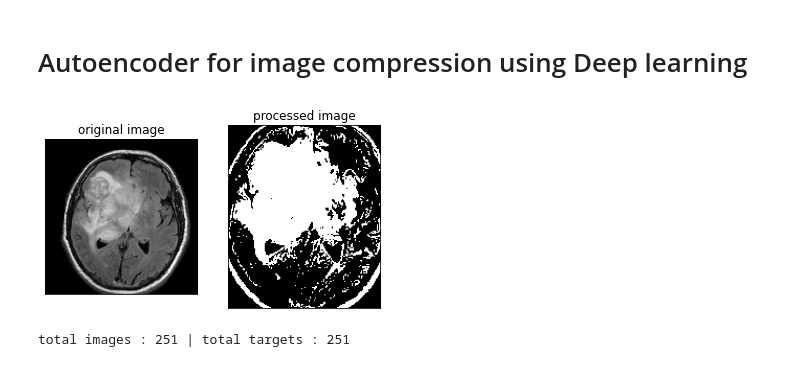
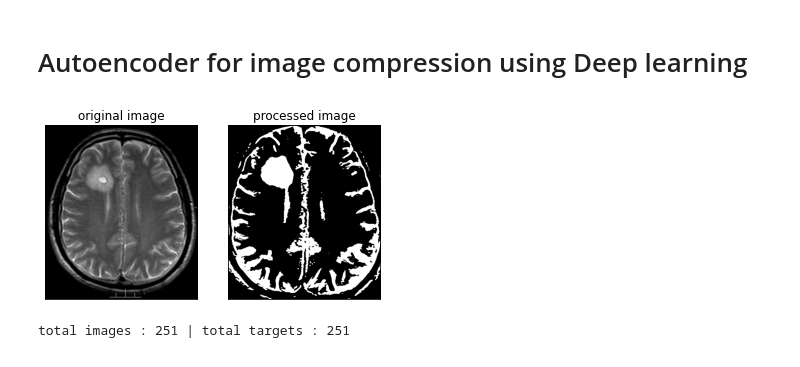
Before and after one commit to tirtharajsinha/Brain_tumor_analyze_with_cnn, a Jupyter notebook: Autoencoder for image compression using Deep learning.ipynb, the cells around one changed output. Cells and saved outputs as stored; diff of their text form; code cells hidden in the pictures.

```diff
--- a/Autoencoder for image compression using Deep learning.ipynb
+++ b/Autoencoder for image compression using Deep learning.ipynb
@@ -67,10 +129,11 @@ def crop_contour_brain_img(image, plot=False):
 
     return new_image
 # %%
-example_image=cv2.imread(path+"/yes/Y2.jpg")
+# testing the crop_contour_brain_img() function
+example_image=cv2.imread(path+"/yes/Y3.jpg")
 img=crop_contour_brain_img(example_image,True)
 # plt.imshow(img)
 print()
 # %% [output]
-[figure, old version]
+[figure, new version]
 # %%
```
Also changed, not shown: parts of 15 cells of this notebook.
